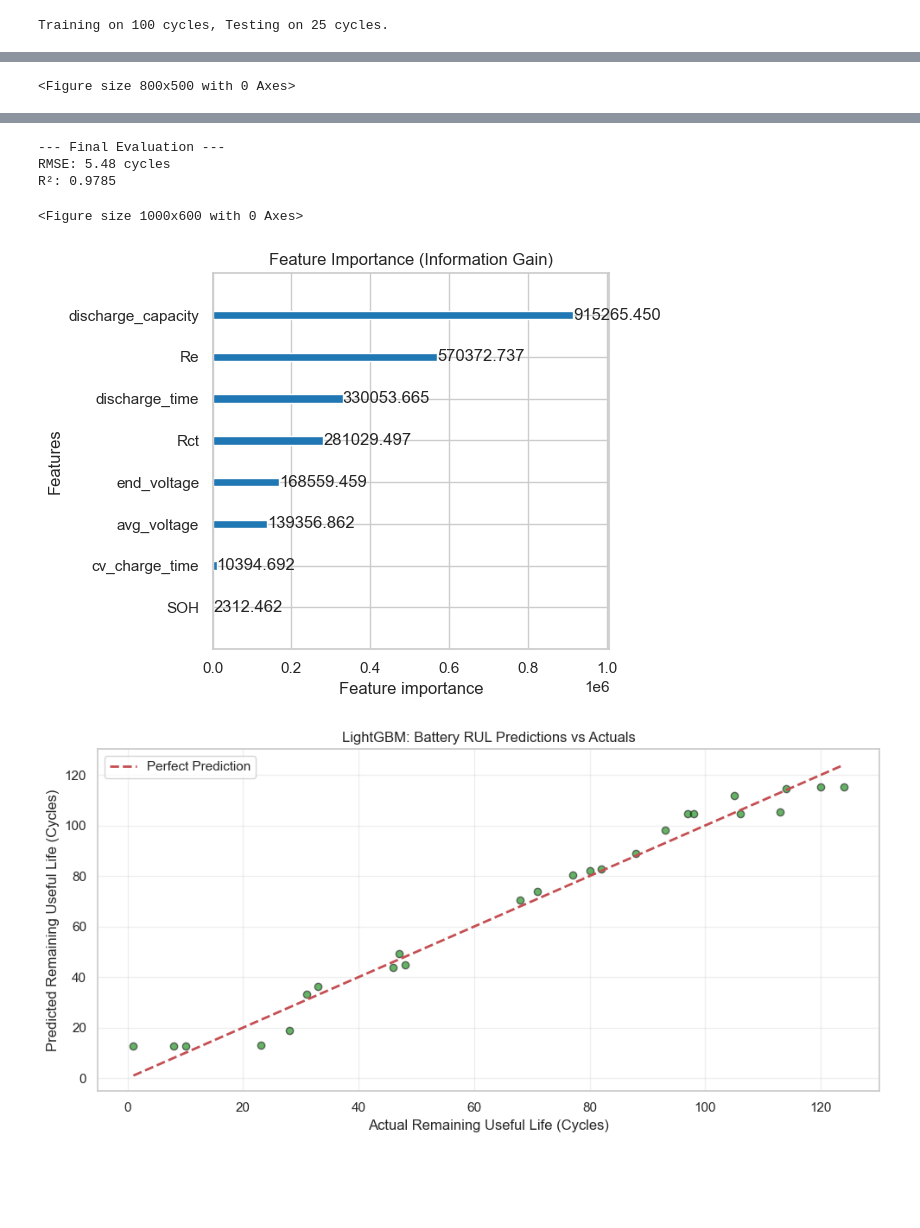
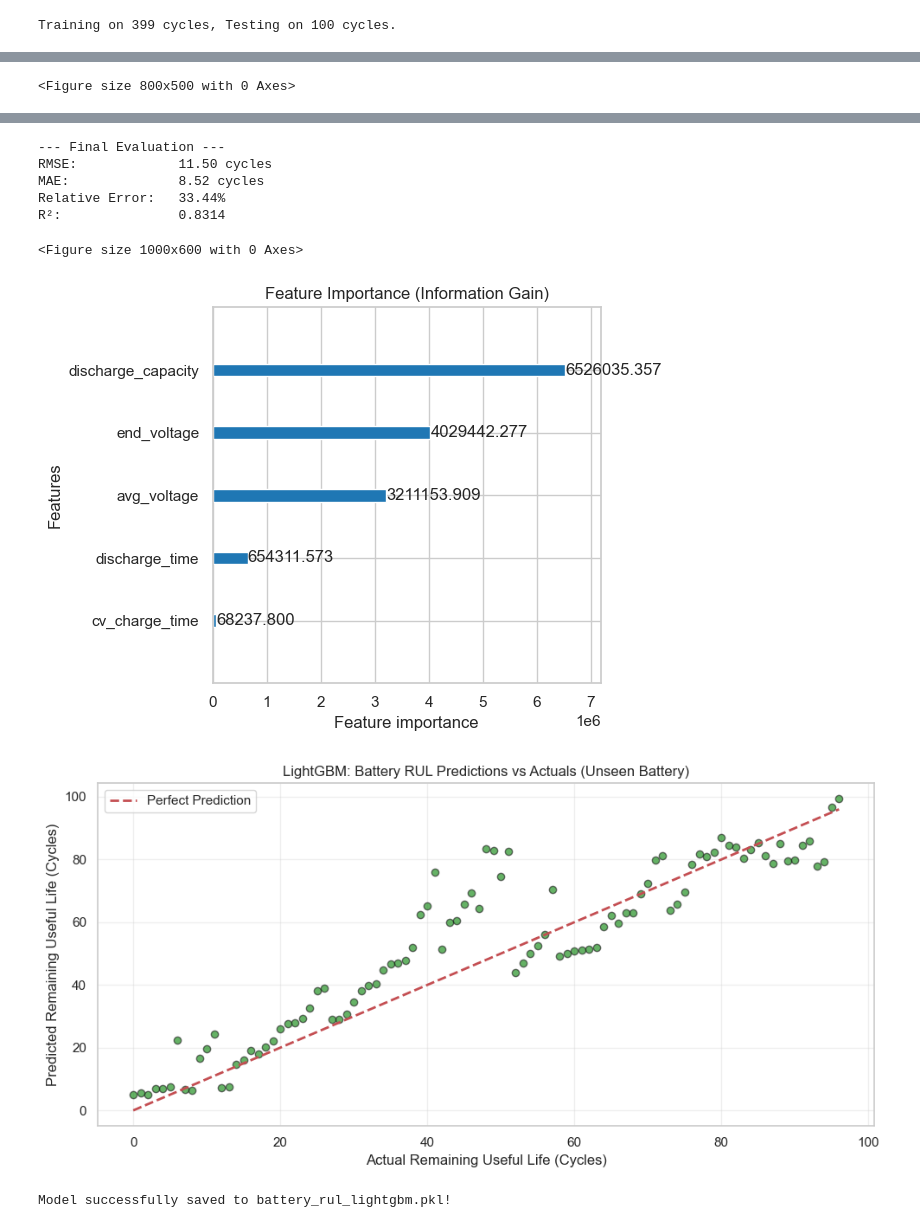
Before and after one commit to pavansharan007/battery-rul-prediction, a Jupyter notebook: ML/BatteryRUL.ipynb, the cells around one changed output, grey strips where cells are left out. Cells and saved outputs as stored; diff of their text form; code cells hidden in the pictures; blank space fills up the shorter version.

Commit message:
feat: added different models for RUL prediction

```diff
--- a/ML/BatteryRUL.ipynb
+++ b/ML/BatteryRUL.ipynb
@@ -32,7 +32,7 @@ def find_in_parents(relative_path: Path) -> Path:
         f"Could not find '{relative_path.as_posix()}' from '{cwd}' or any parent directory."
     )
 
-b0005_features_path = find_in_parents(Path("data") / "B0005__features.csv")
+b0005_features_path = find_in_parents(Path("data") / "nasa_all_features.csv")
 df = pd.read_csv(b0005_features_path)
 
 print("Loaded:", b0005_features_path)
@@ -68,7 +136,7 @@ Cleaned dataset shape (RUL >= 0): (125, 11)
 # %%
 # Select features (Dropping 'battery' as it's a string, and 'cycle' to force the model to learn physics)
 features = ['discharge_capacity', 'avg_voltage', 'end_voltage',
-            'discharge_time', 'cv_charge_time', 'Re', 'Rct', 'SOH']
+            'discharge_time', 'cv_charge_time']
 target = 'RUL'
 
 X = df[features]
@@ -88,26 +156,43 @@ X_test_scaled = scaler.transform(X_test)
 
 print(f"Training on {len(X_train)} cycles, Testing on {len(X_test)} cycles.")
 # %% [output]
-Training on 100 cycles, Testing on 25 cycles.
+Training on 399 cycles, Testing on 100 cycles.
 # %%
 import lightgbm as lgb
 import matplotlib.pyplot as plt
 import numpy as np
 import pandas as pd
-from sklearn.metrics import mean_squared_error, r2_score
+from sklearn.metrics import (
+    mean_squared_error,
+    r2_score,
+    mean_absolute_error,
+    mean_absolute_percentage_error
+)
 from sklearn.model_selection import train_test_split
+import joblib
 
+df = df[df['RUL'] >= 0].copy()
 
-X = df.drop(columns=['RUL', 'battery', 'cycle'])
-y = df['RUL']
+# CHOOSE YOUR TEST BATTERY (e.g., B0018)
+test_battery_id = 'B0018'
 
-# Split into Train (80%) and Test (20%)
-# (Using your random_state=42 standard split)
-x_train, x_test, y_train, y_test = train_test_split(X, y, test_size=0.2, random_state=42)
+# Split the data based on the battery ID, not randomly
+train_df = df[df['battery'] != test_battery_id]
+test_df = df[df['battery'] == test_battery_id]
+
+print(f"Training on batteries: {train_df['battery'].unique()}")
+print(f"Testing entirely on unseen battery: {test_battery_id}")
+
+# Now drop the non-physics columns (including 'battery') for ML
+X_train = train_df.drop(columns=['RUL', 'battery', 'cycle','Re', 'Rct', 'SOH'], errors='ignore')
+y_train = train_df['RUL']
+
+X_test = test_df.drop(columns=['RUL', 'battery', 'cycle','Re', 'Rct', 'SOH'], errors='ignore')
+y_test = test_df['RUL']
 
 # Create LightGBM Datasets
-train_data = lgb.Dataset(x_train, label=y_train)
-valid_data = lgb.Dataset(x_test, label=y_test, reference=train_data)
+train_data = lgb.Dataset(X_train, label=y_train)
+valid_data = lgb.Dataset(X_test, label=y_test, reference=train_data)
 
 # --- 2. Hyperparameters for Battery Data ---
 params = {
@@ -151,19 +236,25 @@ try:
 except Exception as e:
     print(f"Plot error: {e}")
 
-# --- 5. Final Evaluation ---
+# --- 5. Final Evaluation (Corrected) ---
 print("\n--- Final Evaluation ---")
-y_pred = model.predict(x_test)
+y_pred = model.predict(X_test)
 y_pred = np.maximum(y_pred, 0) # RUL cannot be negative
 
 rmse = np.sqrt(mean_squared_error(y_test, y_pred))
+mae = mean_absolute_error(y_test, y_pred)
 r2 = r2_score(y_test, y_pred)
 
-print(f"RMSE: {rmse:.2f} cycles")
-print(f"R²: {r2:.4f}")
+# --- SAFE RELATIVE ERROR (MAPE) ---
+# Only calculate percentage error where actual RUL is greater than 0
+mask = y_test > 0
+safe_mape = np.mean(np.abs((y_test[mask] - y_pred[mask]) / y_test[mask])) * 100
 
+print(f"RMSE:             {rmse:.2f} cycles")
+print(f"MAE:              {mae:.2f} cycles")
+print(f"Relative Error:   {safe_mape:.2f}%")
+print(f"R²:               {r2:.4f}")
 # --- 6. Feature Importance ---
-# This will show you which of your ESP32/INA219 features are actually driving the predictions
 plt.figure(figsize=(10, 6))
 lgb.plot_importance(model, max_num_features=10, importance_type='gain', color='#1f77b4')
 plt.title("Feature Importance (Information Gain)")
@@ -176,9 +267,15 @@ plt.scatter(y_test, y_pred, alpha=0.6, color='green', edgecolors='k')
 plt.plot([y_test.min(), y_test.max()], [y_test.min(), y_test.max()], 'r--', lw=2, label='Perfect Prediction')
 plt.xlabel("Actual Remaining Useful Life (Cycles)")
 plt.ylabel("Predicted Remaining Useful Life (Cycles)")
-plt.title("LightGBM: Battery RUL Predictions vs Actuals")
+plt.title("LightGBM: Battery RUL Predictions vs Actuals (Unseen Battery)")
 plt.legend()
 plt.grid(True, alpha=0.3)
 plt.tight_layout()
 plt.show()
+
+# --- 8. SAVE THE MODEL ---
+# Once you are happy with the results, save it for the ESP32 Pipeline
+model_filename = "battery_rul_lightgbm.pkl"
+joblib.dump(model, model_filename)
+print(f"\nModel successfully saved to {model_filename}!")
 # %% [output]
@@ -197,6 +294,9 @@ Early stopping, best iteration is:
 --- Final Evaluation ---
-RMSE: 5.48 cycles
-R²: 0.9785
+RMSE:             11.50 cycles
+MAE:              8.52 cycles
+Relative Error:   33.44%
+R²:               0.8314
 <Figure size 1000x600 with 0 Axes>
-[figure, old version]
+[figure, new version]
-[figure, old version]
+[figure, new version]
+Model successfully saved to battery_rul_lightgbm.pkl!
```
Also changed, not shown: parts of 11 cells of this notebook, 4 other files.
